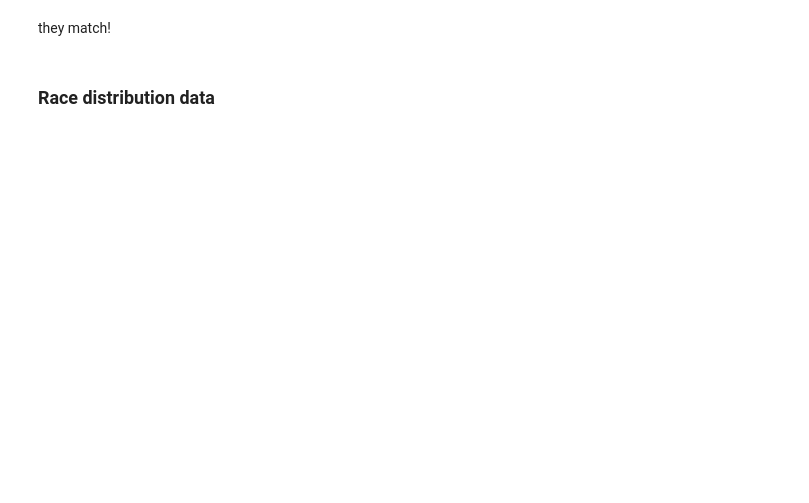
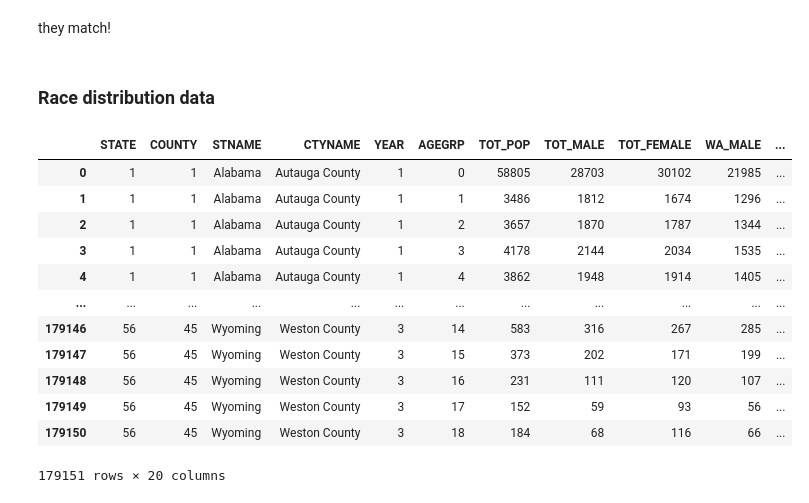
Before and after one commit to kate-kenny/final-project, a Jupyter notebook: Data Cleaning.ipynb, the cells around one changed output. Cells and saved outputs as stored; diff of their text form; code cells hidden in the pictures; blank space fills up the shorter version.

Commit message:
pushing combined data

```diff
--- a/Data Cleaning.ipynb
+++ b/Data Cleaning.ipynb
@@ -142,4 +132,22 @@ EPA_grouped["AQI Total"] = EPA_grouped["CO AQI"] + EPA_grouped["NO2 AQI"] + EPA_
 # %% [markdown]
 ### Race distribution data
 # %%
-EPA_grouped.to_csv("EPA_income.csv",index = False)
+race_data = pd.read_csv("cc-est2021-all.csv")
+# %%
+race_data.head()
+race_data=race_data.drop("SUMLEV",axis=1)
+race_data.drop(race_data.columns[20:],axis=1)
+# %% [output]
+|  | STATE | COUNTY | STNAME | CTYNAME | YEAR | AGEGRP | TOT_POP | TOT_MALE | TOT_FEMALE | WA_MALE | ... |
+| 0 | 1 | 1 | Alabama | Autauga County | 1 | 0 | 58805 | 28703 | 30102 | 21985 | ... |
+| 1 | 1 | 1 | Alabama | Autauga County | 1 | 1 | 3486 | 1812 | 1674 | 1296 | ... |
+| 2 | 1 | 1 | Alabama | Autauga County | 1 | 2 | 3657 | 1870 | 1787 | 1344 | ... |
+| 3 | 1 | 1 | Alabama | Autauga County | 1 | 3 | 4178 | 2144 | 2034 | 1535 | ... |
+| 4 | 1 | 1 | Alabama | Autauga County | 1 | 4 | 3862 | 1948 | 1914 | 1405 | ... |
+| ... | ... | ... | ... | ... | ... | ... | ... | ... | ... | ... | ... |
+| 179146 | 56 | 45 | Wyoming | Weston County | 3 | 14 | 583 | 316 | 267 | 285 | ... |
+| 179147 | 56 | 45 | Wyoming | Weston County | 3 | 15 | 373 | 202 | 171 | 199 | ... |
+| 179148 | 56 | 45 | Wyoming | Weston County | 3 | 16 | 231 | 111 | 120 | 107 | ... |
+| 179149 | 56 | 45 | Wyoming | Weston County | 3 | 17 | 152 | 59 | 93 | 56 | ... |
+| 179150 | 56 | 45 | Wyoming | Weston County | 3 | 18 | 184 | 68 | 116 | 66 | ... |
+179151 rows × 20 columns
```
Also changed, not shown: parts of 19 cells of this notebook, 4 other files.
